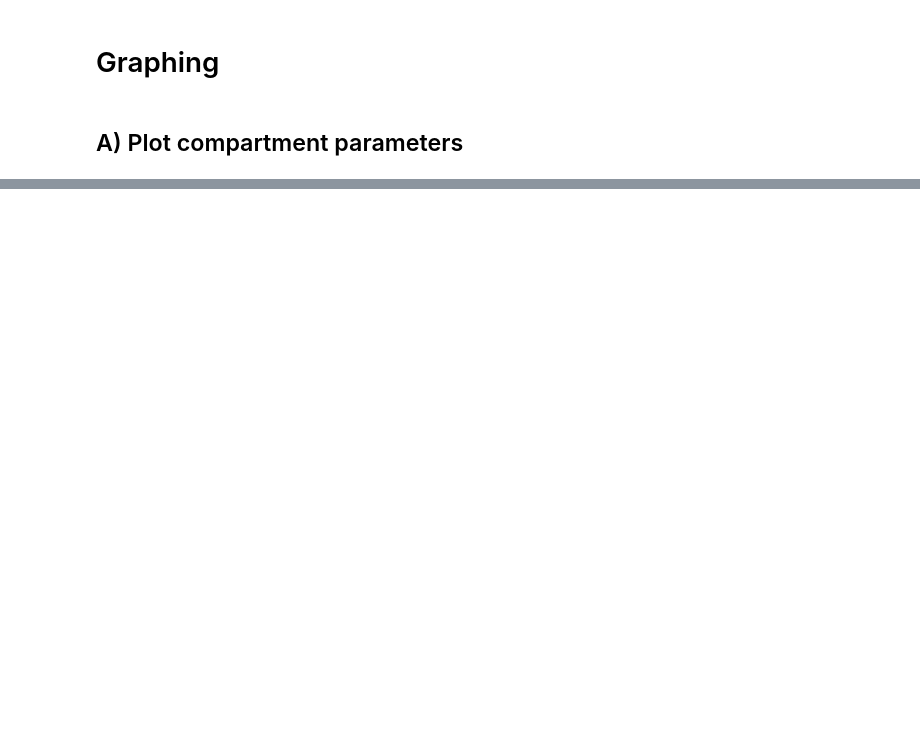
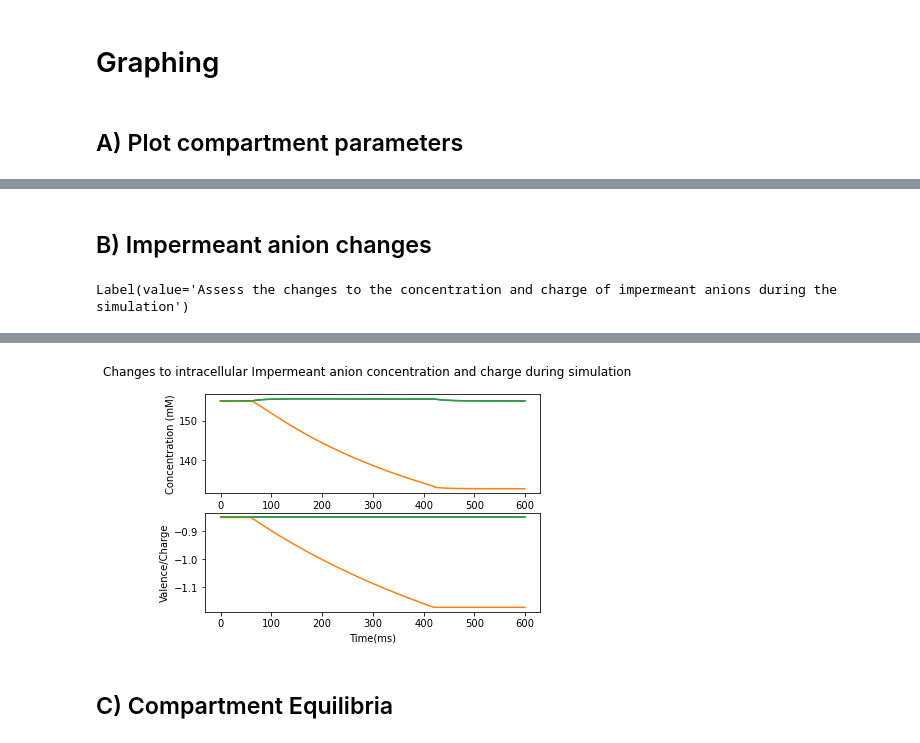
Before and after one commit to TrellixVulnTeam/MSc-Computational-Neuroscience-Repo_ZR8H, a Jupyter notebook: Multicompartment Trials/Graphing Notebook.ipynb, the cells around one changed output, grey strips where cells are left out. Cells and saved outputs as stored; diff of their text form; code cells hidden in the pictures; blank space fills up the shorter version.

Commit message:
Graphing notebook now working independently

```diff
--- a/Multicompartment Trials/Graphing Notebook.ipynb
+++ b/Multicompartment Trials/Graphing Notebook.ipynb
@@ -98,0 +468,60 @@ print(C.items)
+# %% [markdown]
+## B) Impermeant anion changes
+# %%
+##################################################################
+# WIDGET INITIALIZATION:
+
+lbl_xchange = widgets.Label(value='Assess the changes to the concentration and charge of impermeant anions during the simulation')
+btn_xchange = widgets.Button(description='Plot impermeant changes', button_style='info')
+
+output_xchange = widgets.Output()
+
+display(lbl_xchange,btn_xchange,output_xchange)
+
+
+##################################################################
+# IMPLEMENTATION:
+
+
+
+
+
+def plot_xchange_graph():
+
+    fig_xchange,(ax_conc,ax_charge) = mplt.subplots(2,1)
+    fig_xchange.suptitle('Changes to intracellular Impermeant anion concentration and charge during simulation')
+    ax_conc.set_ylabel("Concentration (mM)")
+    ax_charge.set_ylabel("Valence/Charge")
+    ax_charge.set_xlabel("Time(ms)")
+
+
+
+    for i in range(len(comp_names_arr)):
+        y_arr = [master_arr[i][j][7]*1e3 for j in range(len(interval_arr))]
+        ax_conc.plot(t_arr,y_arr, label = comp_names_arr[i])
+        y_arr = [master_arr[i][j][8] for j in range(len(interval_arr))]
+        ax_charge.plot(t_arr,y_arr, label = comp_names_arr[i])
+
+
+def btn_xchange_clicked(b):
+    output_xchange.clear_output()
+    with output_xchange:
+        plot_xchange_graph()
+
+
+btn_xchange.on_click(btn_xchange_clicked)
+
+#l = len(comp_arr[1].z_arr)
+
+
+#print(comp_arr[1].z_diff)
+
+#for j in range (1000):
+    #print(comp_arr[0].z_arr[round(l/1000*j)])
+
+#print(comp_arr[2].z_arr)
+
+#print(xflux_rate)
+#print(comp_arr[0].flux_rate)
+# %% [output]
+Label(value='Assess the changes to the concentration and charge of impermeant anions during the simulation')
@@ -98,0 +530,3 @@ print(C.items)
+[figure, added]
+# %% [markdown]
+## C) Compartment Equilibria
```
Also changed, not shown: parts of 6 cells of this notebook, 2 other files.
